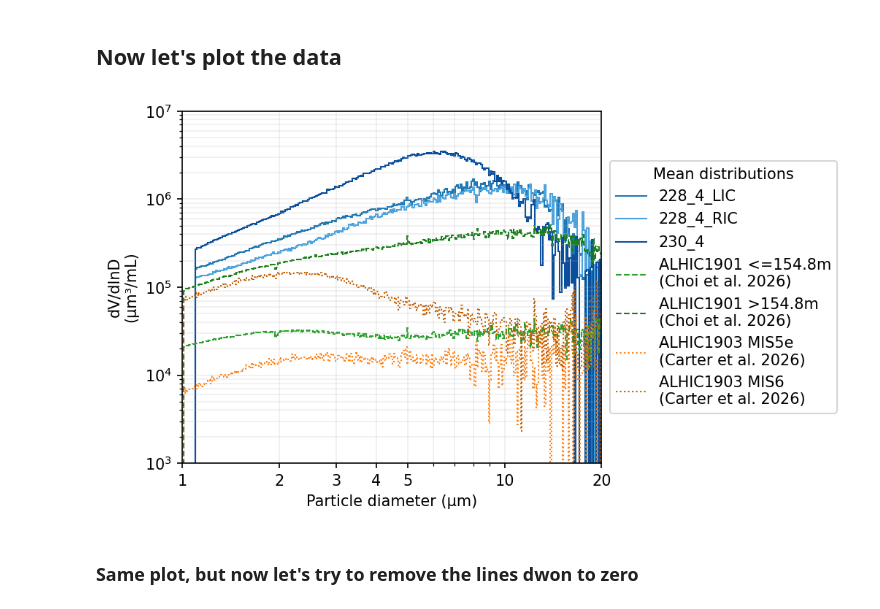
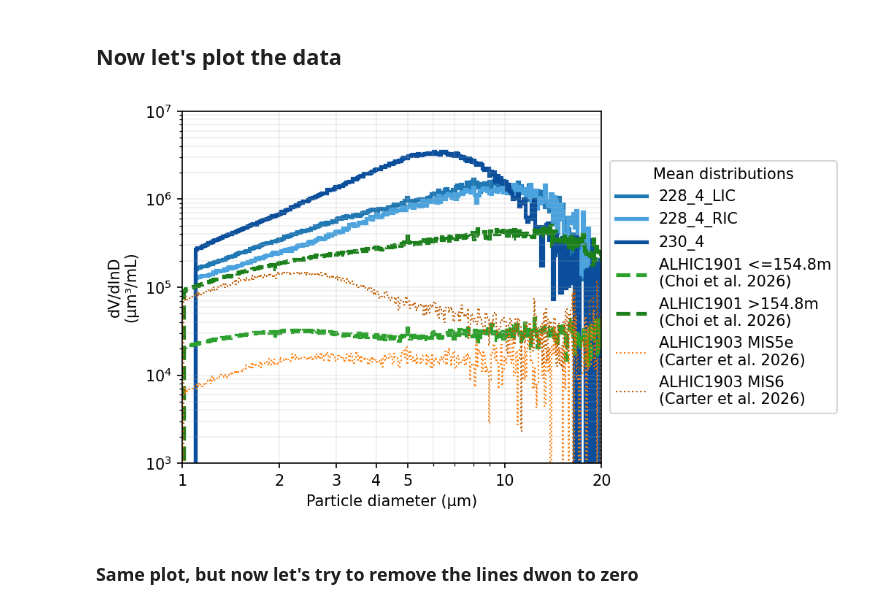
Before and after one commit to liamkirkpatrick/alhic1901_deeplayering, a Jupyter notebook: scripts/discussion_plots/particle_size_distribution.ipynb, the cells around one changed output. Cells and saved outputs as stored; diff of their text form; code cells hidden in the pictures.

Commit message:
minor updates for final plots

```diff
--- a/scripts/discussion_plots/particle_size_distribution.ipynb
+++ b/scripts/discussion_plots/particle_size_distribution.ipynb
@@ -173,7 +176,7 @@ for psd, color in zip(basal, colors):
     y_high = psd.mean + psd.std
     edges = centers_to_edges(psd.diam)
 
-    ax.stairs(y, edges, linewidth=1, label=psd.label, color=color)
+    ax.stairs(y, edges, linewidth=2.5, label=psd.label, color=color)
 
     #optional uncertainty envelope (also stepped):
     if uncertainty:
@@ -190,36 +193,36 @@ for psd, color in zip(basal, colors):
 alhic1901 = [psd_alhic1901_shallow, psd_alhic1901_deep]
 colors = ["#2ca02c", "#1b7f1b"]  # green family
 for psd, color in zip(alhic1901, colors):
     y = psd.mean
     edges = centers_to_edges(psd.diam)
-    ax.stairs(y, edges, linewidth=1, linestyle="--", label=psd.label, color=color)
+    ax.stairs(y, edges, linewidth=2.5, linestyle="--", label=psd.label, color=color)
 
 
-# plot the ALHIC1903 PSDs without uncertainty envelopes
+# plot the ALHIC1903 PSDs without uncertainty envelopes. Keep line ski
 for psd, color in zip([psd_mis5e, psd_mis6], ["#ff7f0e", "#c25d00"]):
     y = psd.mean
     edges = centers_to_edges(psd.diam)
     ax.stairs(y, edges, linewidth=1, linestyle=":", label=psd.label, color=color)
 
 ax.set_xscale("log")
 ax.set_yscale("log")
 ax.set_xlim(1, 20)
 ax.set_ylim(1e3, 1e7)
 
 xticks = [1, 2, 3, 4, 5, 10, 20]
 
 ax.set_xticks(xticks)
 ax.set_xticklabels([str(t) for t in xticks])
 
 ax.set_xlabel("Particle diameter (µm)")
 ax.set_ylabel("dV/dlnD\n(µm³/mL)")
 ax.legend(title="Mean distributions", loc="center left", bbox_to_anchor=(1.02, 0.5), borderaxespad=0.0)
 ax.grid(True, which="both", alpha=0.2)
 
 plt.tight_layout()
 plt.show()
 # %% [output]
-[figure, old version]
+[figure, new version]
 # %% [markdown]
 ### Same plot, but now let's try to remove the lines dwon to zero
 # %%
```
Also changed, not shown: parts of 2 cells of this notebook, 4 other files.
